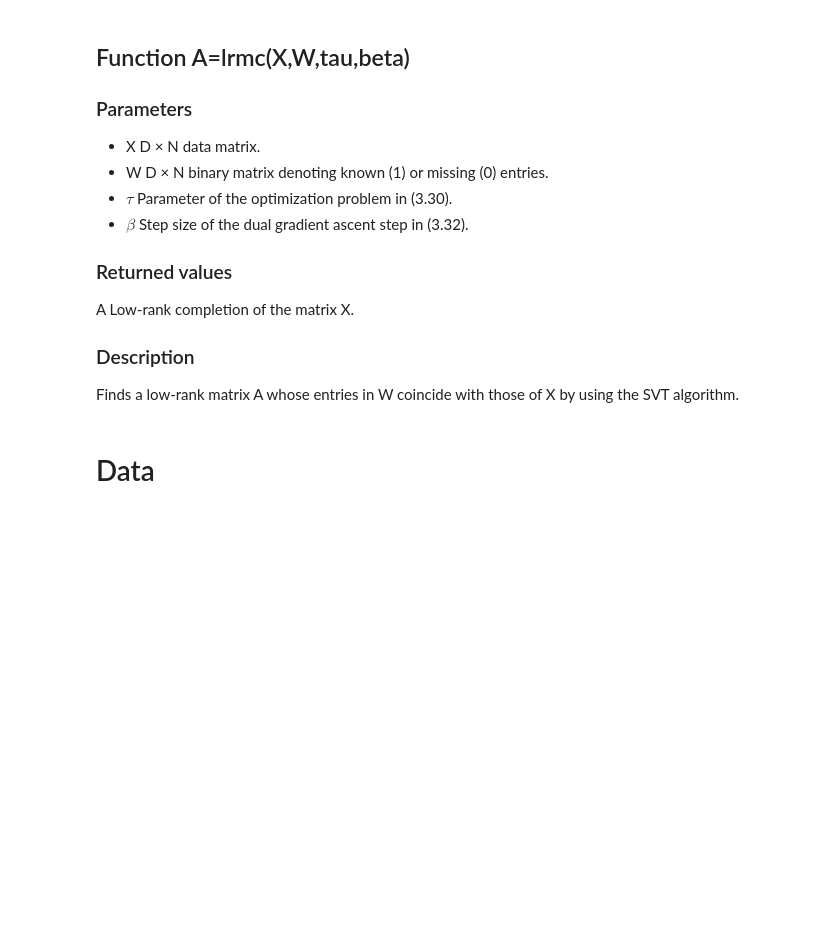
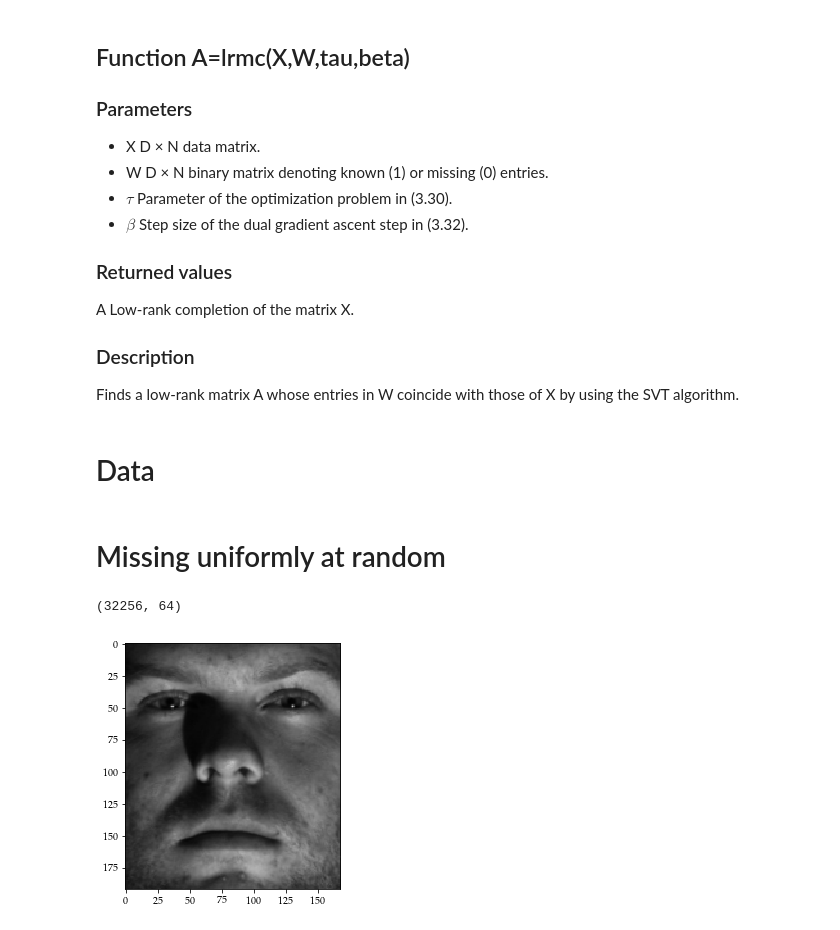
Before and after one commit to VincentMatthys/Unsupervised, a Jupyter notebook: project1/Draft.ipynb, the cells around one changed output. Cells and saved outputs as stored; diff of their text form; code cells hidden in the pictures; blank space fills up the shorter version.

```diff
--- a/project1/Draft.ipynb
+++ b/project1/Draft.ipynb
@@ -6,3 +6,11 @@ import glob
 
 # To read and show pgm files
 from skimage.io import imread, imshow
+
+import matplotlib.pyplot as plt
+%matplotlib inline
+%load_ext autoreload
+%autoreload 2
+%precision %.5f
+plt.rc('text', usetex=True)
+plt.rc('font',**{'family':'serif','serif':['Palatino']})
@@ -82,3 +96,20 @@ for k in INDIVIDUALS:
     faces[k]['files'] = glob.glob(IMG_DIR + k + "/" + k + "_P00A" + "*.pgm")
     faces[k]["data"] = np.concatenate([imread(f).reshape(-1, 1)\
                                        for f in faces[k]['files']], axis = 1)
+    # Draw uniformly at random
+    for i in np.arange(10) * 10 :
+        faces[k][i] = np.random.choice([0,1],
+                                       size = faces[k]["data"].shape,
+                                       p = [i/100, 1 - i/100])
+# %% [markdown]
+# Missing uniformly at random
+# %%
+D = faces['yaleB01']
+# %%
+D["data"].shape
+# %% [output]
+(32256, 64)
+# %%
+imshow(D["data"][:,0].reshape(192,168));
+# %% [output]
+[figure, added]
```
Also changed, not shown: parts of 27 cells of this notebook, 4 other files.
